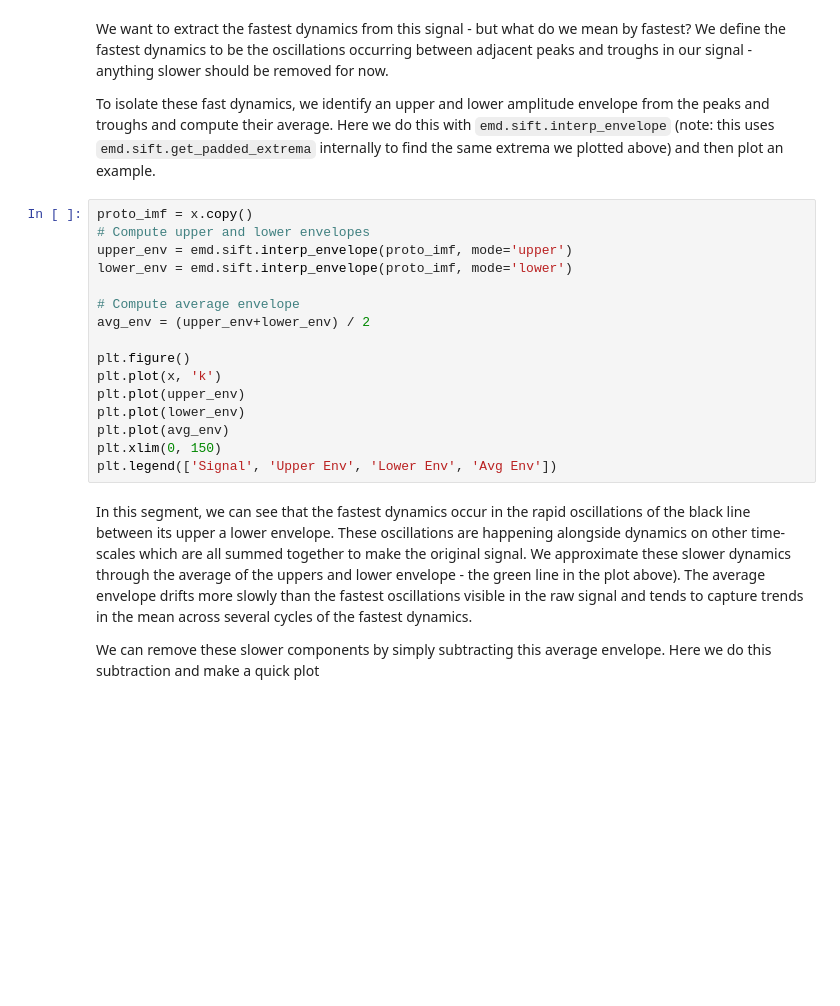
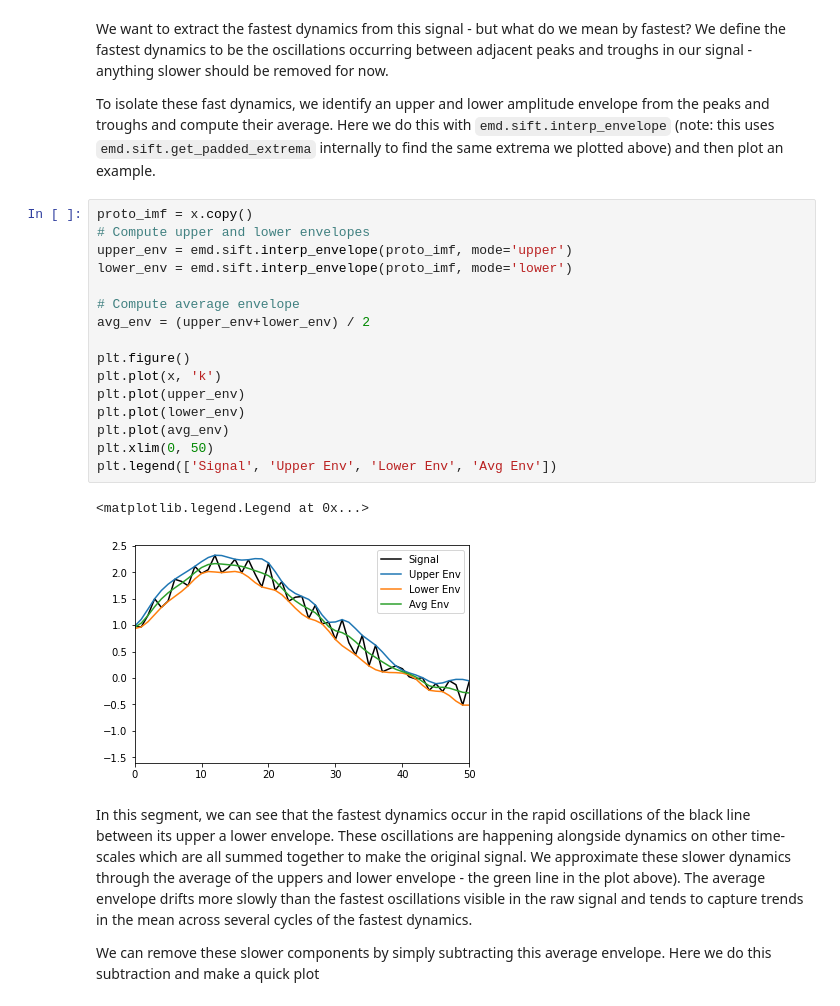
Before and after one commit to rhenanqz/series-temporais, a Jupyter notebook: emd_tutorials_jupyter/01_sifting/emd_tutorial_01_sift_01_siftintro.ipynb, the cells around one changed output. Saved outputs shown, nothing was run; the diff lists cells and outputs as text; blank space fills up the shorter version.

```diff
--- a/emd_tutorials_jupyter/01_sifting/emd_tutorial_01_sift_01_siftintro.ipynb
+++ b/emd_tutorials_jupyter/01_sifting/emd_tutorial_01_sift_01_siftintro.ipynb
@@ -84,19 +90,22 @@ plotted above) and then plot an example.
 # %%
 proto_imf = x.copy()
 # Compute upper and lower envelopes
 upper_env = emd.sift.interp_envelope(proto_imf, mode='upper')
 lower_env = emd.sift.interp_envelope(proto_imf, mode='lower')
 
 # Compute average envelope
 avg_env = (upper_env+lower_env) / 2
 
 plt.figure()
 plt.plot(x, 'k')
 plt.plot(upper_env)
 plt.plot(lower_env)
 plt.plot(avg_env)
-plt.xlim(0, 150)
+plt.xlim(0, 50)
 plt.legend(['Signal', 'Upper Env', 'Lower Env', 'Avg Env'])
+# %% [output]
+<matplotlib.legend.Legend at 0x...>
+[figure, added]
 # %% [markdown]
 In this segment, we can see that the fastest dynamics occur in the rapid
 oscillations of the black line between its upper a lower envelope. These
```
Also changed, not shown: parts of 11 cells of this notebook, 1 other file.
